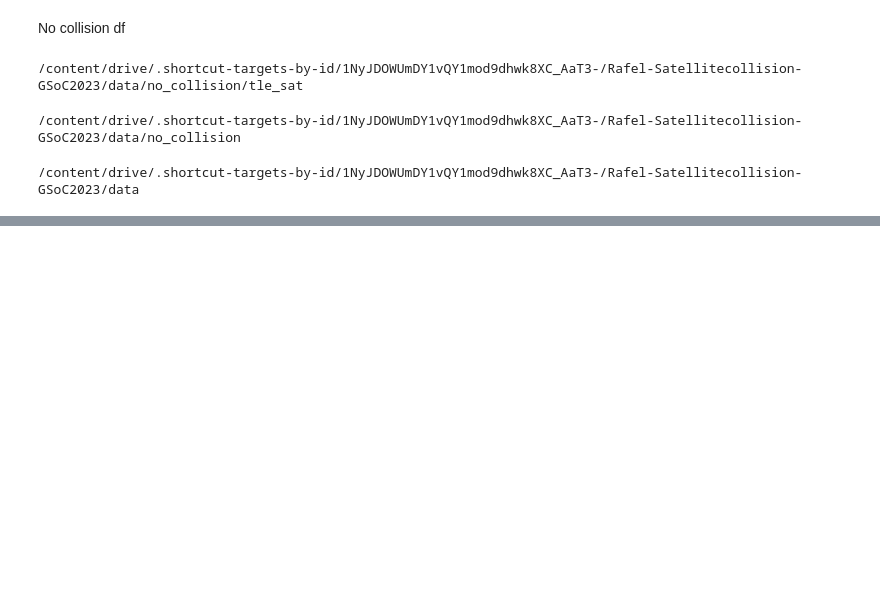
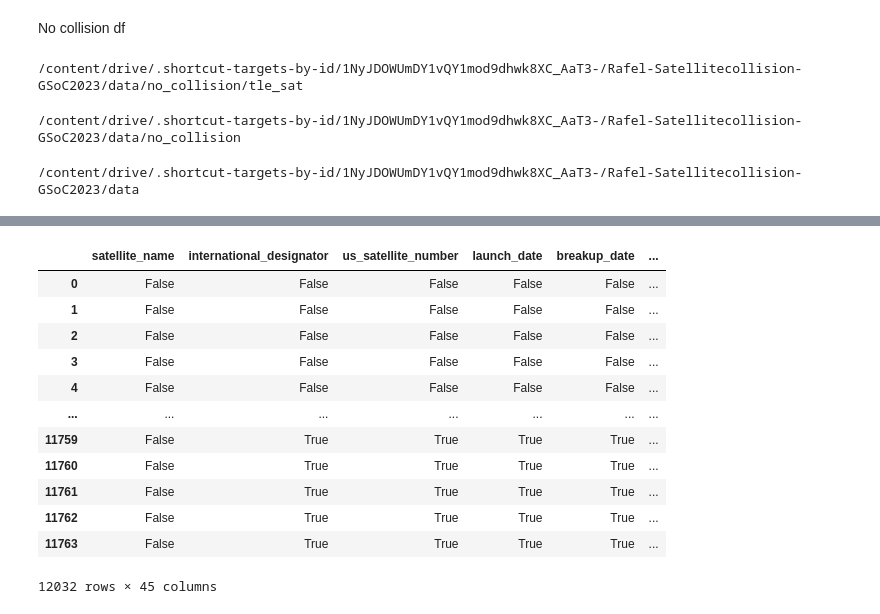
Before and after one commit to rafelsalgueiro/Satellite_Space_Collision_prevision, a Jupyter notebook: Data_Treatment_and_Model_part/creating_model_.ipynb, the cells around one changed output, grey strips where cells are left out. Saved outputs shown, nothing was run; the diff lists cells and outputs as text; code cells hidden in the pictures; blank space fills up the shorter version.

```diff
--- a/Data_Treatment_and_Model_part/creating_model_.ipynb
+++ b/Data_Treatment_and_Model_part/creating_model_.ipynb
@@ -56,0 +63,3 @@ memory usage: 4.4+ MB
+# %%
+pd.set_option('display.max_columns', None)
+all_sats_df.head()
@@ -56,0 +73,28 @@ memory usage: 4.4+ MB
+# %%
+for index, row in all_sats_df.iterrows():
+    epoch_value = row['EPOCH']
+    if isinstance(epoch_value, str):
+        date_object = datetime.datetime.strptime(epoch_value, "%Y-%m-%dT%H:%M:%S.%f")
+        timestamp = date_object.timestamp()
+        all_sats_df.at[index, 'EPOCH'] = str(timestamp)
+    elif isinstance(epoch_value, float):
+        all_sats_df.at[index, 'EPOCH'] = str(epoch_value)
+# %%
+all_sats_df['epoch'] = all_sats_df['epoch'].fillna(all_sats_df['EPOCH'])
+all_sats_df['mean_anomaly'] = all_sats_df['mean_anomaly'].fillna(all_sats_df['MEAN_ANOMALY'])
+all_sats_df['mean_motion'] = all_sats_df['mean_motion'].fillna(all_sats_df['MEAN_MOTION'])
+all_sats_df['right_ascension'] = all_sats_df['right_ascension'].fillna(all_sats_df['RA_OF_ASC_NODE'])
+all_sats_df['bstar'] = all_sats_df['bstar'].fillna(all_sats_df['BSTAR'])
+all_sats_df['inclination'] = all_sats_df['inclination'].fillna(all_sats_df['INCLINATION'])
+all_sats_df['eccentricity'] = all_sats_df['eccentricity'].fillna(all_sats_df['ECCENTRICITY'])
+all_sats_df['satellite_name'] = all_sats_df['satellite_name'].fillna(all_sats_df['OBJECT_NAME'])
+# %%
+all_sats_df.drop('MEAN_ANOMALY', inplace=True, axis=1)
+all_sats_df.drop('MEAN_MOTION', inplace=True, axis=1)
+all_sats_df.drop('RA_OF_ASC_NODE', inplace=True, axis=1)
+all_sats_df.drop('BSTAR', inplace=True, axis=1)
+all_sats_df.drop('INCLINATION', inplace=True, axis=1)
+all_sats_df.drop('ECCENTRICITY', inplace=True, axis=1)
+all_sats_df.drop('EPOCH', inplace=True, axis=1)
+all_sats_df.drop('Unnamed: 0', inplace=True, axis=1)
+all_sats_df.drop('OBJECT_NAME', inplace=True, axis=1)
@@ -56,0 +121,16 @@ memory usage: 4.4+ MB
+# %%
+all_sats_df.isna()
+# %% [output]
+|  | satellite_name | international_designator | us_satellite_number | launch_date | breakup_date | ... |
+| 0 | False | False | False | False | False | ... |
+| 1 | False | False | False | False | False | ... |
+| 2 | False | False | False | False | False | ... |
+| 3 | False | False | False | False | False | ... |
+| 4 | False | False | False | False | False | ... |
+| ... | ... | ... | ... | ... | ... | ... |
+| 11759 | False | True | True | True | True | ... |
+| 11760 | False | True | True | True | True | ... |
+| 11761 | False | True | True | True | True | ... |
+| 11762 | False | True | True | True | True | ... |
+| 11763 | False | True | True | True | True | ... |
+12032 rows × 45 columns
```
Also changed, not shown: parts of 29 cells of this notebook.
